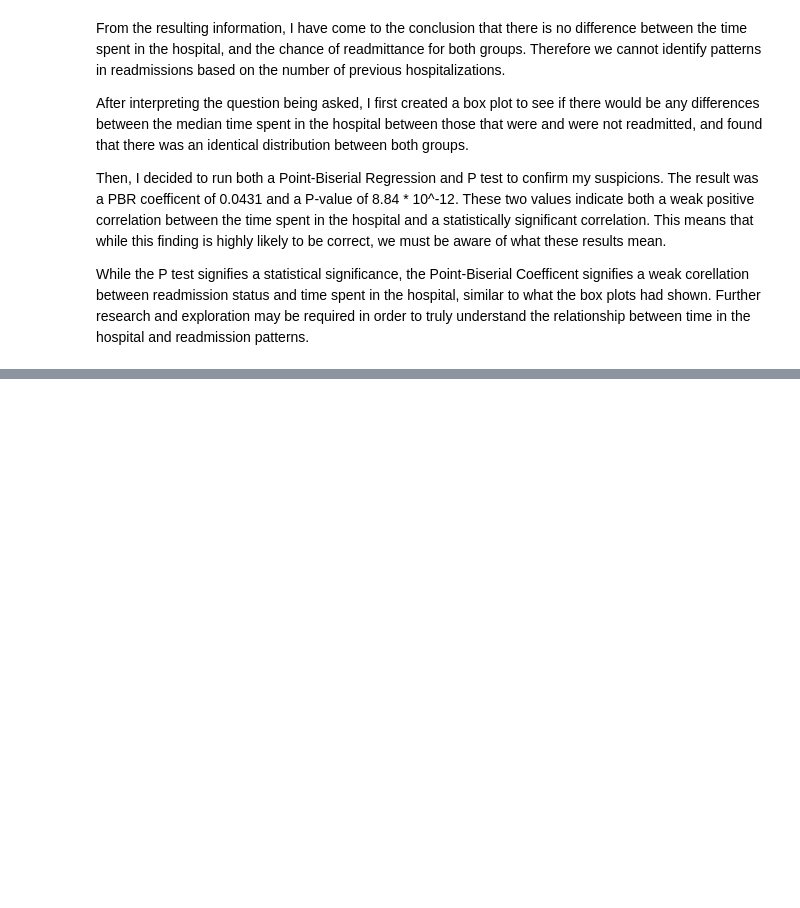
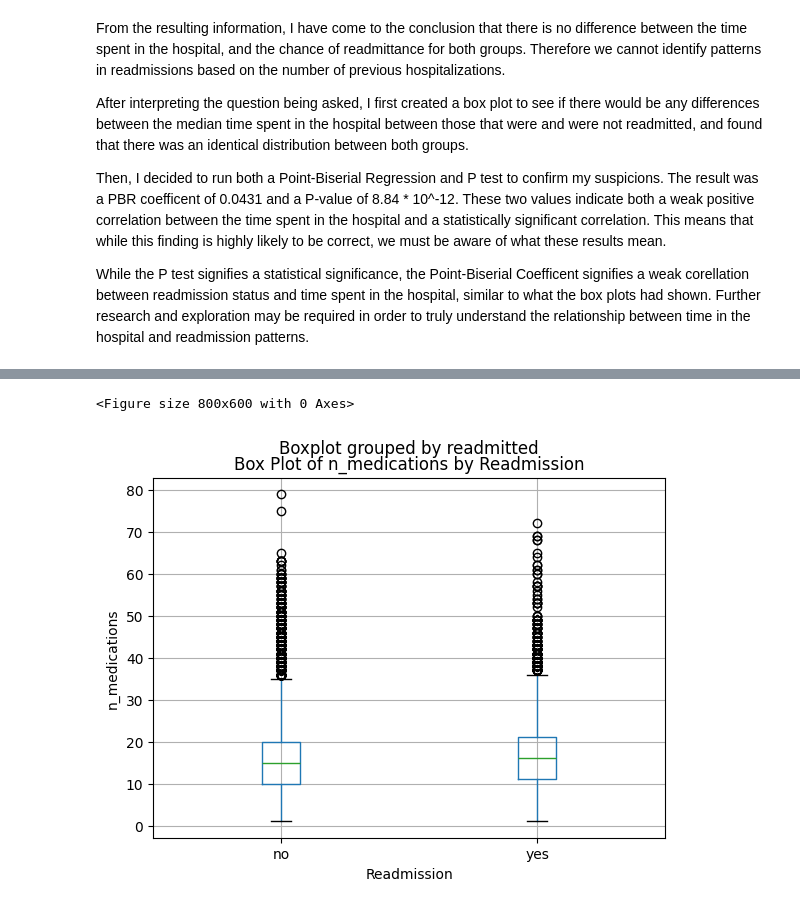
Before and after one commit to el-tortugo/hospital-readmissions-project, a Jupyter notebook: hrea-exploration.ipynb, the cells around one changed output, grey strips where cells are left out. Cells and saved outputs as stored; diff of their text form; code cells hidden in the pictures; blank space fills up the shorter version.

```diff
--- a/hrea-exploration.ipynb
+++ b/hrea-exploration.ipynb
@@ -412,0 +437,10 @@ While the P test signifies a statistical significance, the Point-Biserial Coeffi
+# %%
+plt.figure(figsize=(8, 6))
+df.boxplot(column='n_medications', by='readmitted')
+plt.title("Box Plot of n_medications by Readmission")
+plt.ylabel("n_medications")
+plt.xlabel("Readmission")
+plt.show()
+# %% [output]
+<Figure size 800x600 with 0 Axes>
+[figure, added]
```
Also changed, not shown: parts of 12 cells of this notebook.
